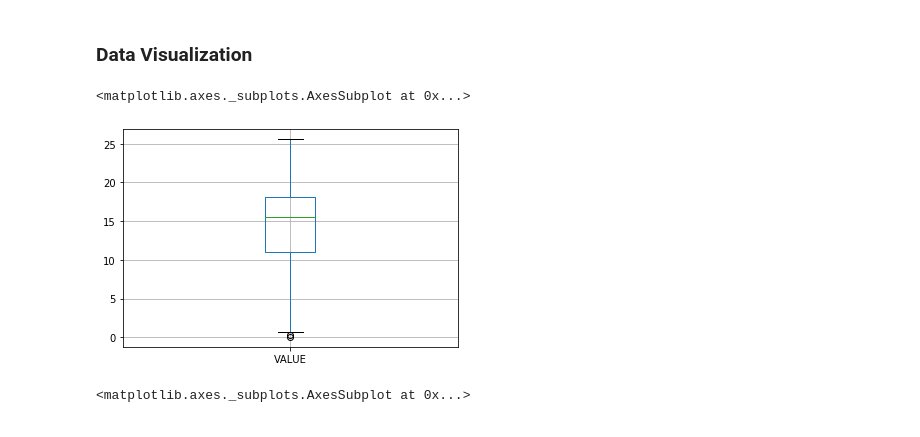
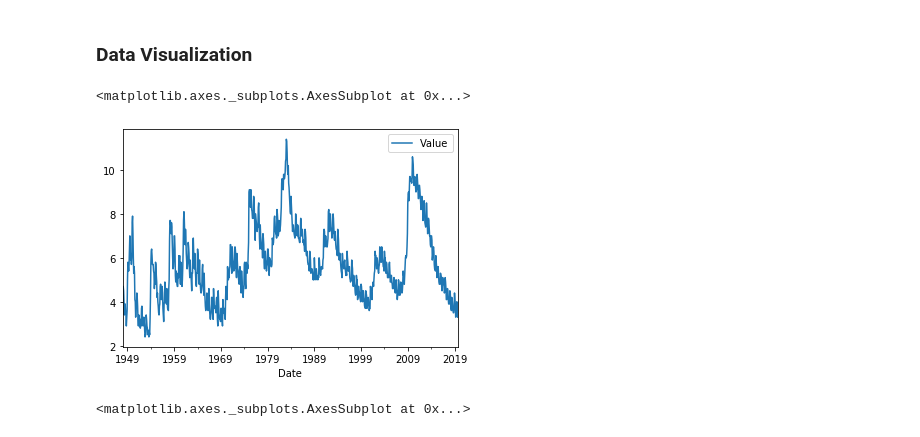
Before and after one commit to Carterbouley/mod_3_project, a Jupyter notebook: DONT_TOUCH.ipynb, the cells around one changed output. Drawn from its saved outputs; the diff is of its cells as text; code cells hidden in the pictures.

```diff
--- a/DONT_TOUCH.ipynb
+++ b/DONT_TOUCH.ipynb
@@ -30,7 +30,7 @@ sp = quandl.get("YALE/SPCOMP", authtoken="ckJvd5G2a2dkK9nun3xS")
 # Units: Percent, Seasonally Adjusted
 # Source: FRED (Federal Reserve Bank St. Louis)
 
-u = quandl.get("FRED/M0892AUSM156SNBR", authtoken="ckJvd5G2a2dkK9nun3xS")
+u = quandl.get("FRED/UNRATENSA", authtoken="ckJvd5G2a2dkK9nun3xS")
 # %%
 # Balance on Current Account, NIPA's, Quarterly
 # Units: Billions of Dollars Seasonally Adjusted Annual Rate
@@ -129,10 +129,10 @@ new_df.tail()
 # %% [markdown]
 ### Data Visualization
 # %%
-u.boxplot()
+u.plot()
 # %% [output]
 <matplotlib.axes._subplots.AxesSubplot at 0x...>
-[figure, old version]
+[figure, new version]
 # %%
 sp['monthly_return_per'].hist(bins=200)
 # %% [output]
```
Also changed, not shown: parts of 1 cell of this notebook.
